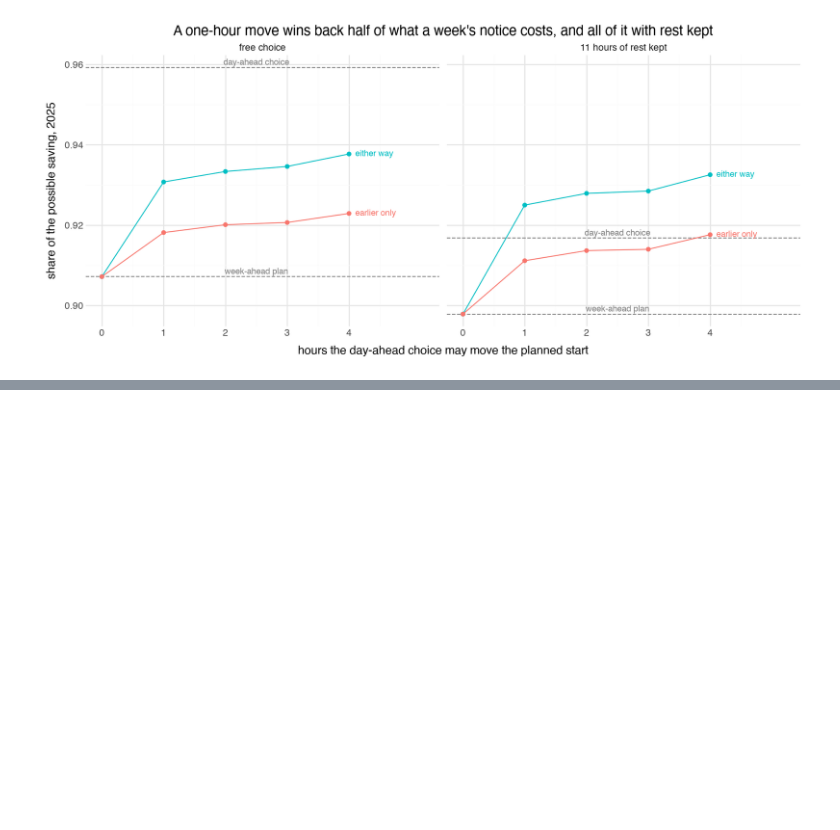
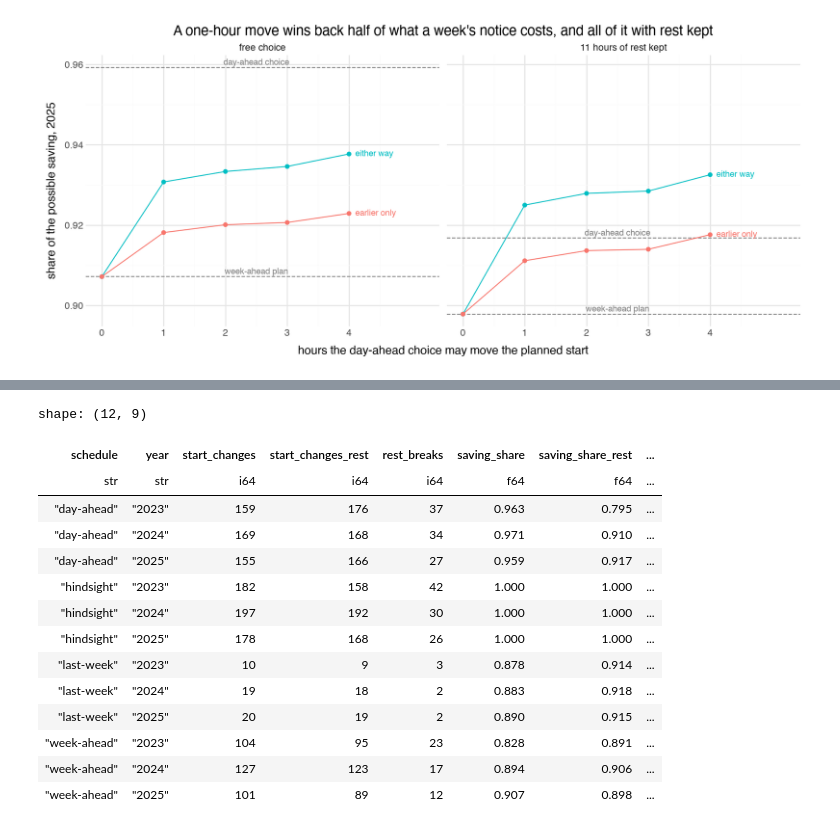
Before and after one commit to martin-gbeck/dba-group-project, a Jupyter notebook: week_ahead.ipynb, the cells around one changed output, grey strips where cells are left out. Cells and saved outputs as stored; diff of their text form; code cells hidden in the pictures; blank space fills up the shorter version.

```diff
--- a/week_ahead.ipynb
+++ b/week_ahead.ipynb
@@ -330,7 +343,7 @@ Two references bound the result. `last-year-profile` picks every day's shift fro
 # %% [markdown]
 Score both models on the validation years, then refit each on all development years and score 2025.
 # %%
-validation: dict[str, Scores] = {}
+validation: dict[str, CVScores] = {}
 test_scores: dict[str, Scores] = {}
 validation_forecasts: dict[str, pl.DataFrame] = {}  # out-of-fold, 2023 and 2024
 test_forecasts: dict[str, np.ndarray] = {}
@@ -620,0 +883,47 @@ references = pl.concat(
+# %%
+RULE_SCORES = REST_SCORES | {"last-week": pl.col("last-week") + week_mean_premium()}
+rest_frames = {
+    str(year): validation_rest_frame.filter(pl.col("year") == year).join(
+        rule_frame.select("utc_timestamp", "last-week"), on="utc_timestamp"
+    )
+    for year in FOLDS.values()
+} | {
+    "2025": test_rest_frame.join(
+        rule_frame.select("utc_timestamp", "last-week"), on="utc_timestamp"
+    )
+}
+rest_by_year = pl.concat(
+    [
+        frame.sort("utc_timestamp")
+        .pipe(rest_check, RULE_SCORES, weekly=["last-week"])
+        .with_columns(year=pl.lit(year))
+        for year, frame in rest_frames.items()
+    ]
+)
+rest_by_year.filter(pl.col("schedule") != "residual-load-rule").select(
+    "schedule",
+    "year",
+    "start_changes",
+    "start_changes_rest",
+    "rest_breaks",
+    "saving_share",
+    "saving_share_rest",
+    "saving_eur_per_year",
+    "rest_eur_per_year",
+).sort("schedule", "year")
+# %% [output]
+shape: (12, 9)
+| schedule | year | start_changes | start_changes_rest | rest_breaks | saving_share | saving_share_rest | ... |
+| str | str | i64 | i64 | i64 | f64 | f64 | ... |
+| "day-ahead" | "2023" | 159 | 176 | 37 | 0.963 | 0.795 | ... |
+| "day-ahead" | "2024" | 169 | 168 | 34 | 0.971 | 0.910 | ... |
+| "day-ahead" | "2025" | 155 | 166 | 27 | 0.959 | 0.917 | ... |
+| "hindsight" | "2023" | 182 | 158 | 42 | 1.000 | 1.000 | ... |
+| "hindsight" | "2024" | 197 | 192 | 30 | 1.000 | 1.000 | ... |
+| "hindsight" | "2025" | 178 | 168 | 26 | 1.000 | 1.000 | ... |
+| "last-week" | "2023" | 10 | 9 | 3 | 0.878 | 0.914 | ... |
+| "last-week" | "2024" | 19 | 18 | 2 | 0.883 | 0.918 | ... |
+| "last-week" | "2025" | 20 | 19 | 2 | 0.890 | 0.915 | ... |
+| "week-ahead" | "2023" | 104 | 95 | 23 | 0.828 | 0.891 | ... |
+| "week-ahead" | "2024" | 127 | 123 | 17 | 0.894 | 0.906 | ... |
+| "week-ahead" | "2025" | 101 | 89 | 12 | 0.907 | 0.898 | ... |
```
Also changed, not shown: parts of 23 cells of this notebook, 8 other files.
